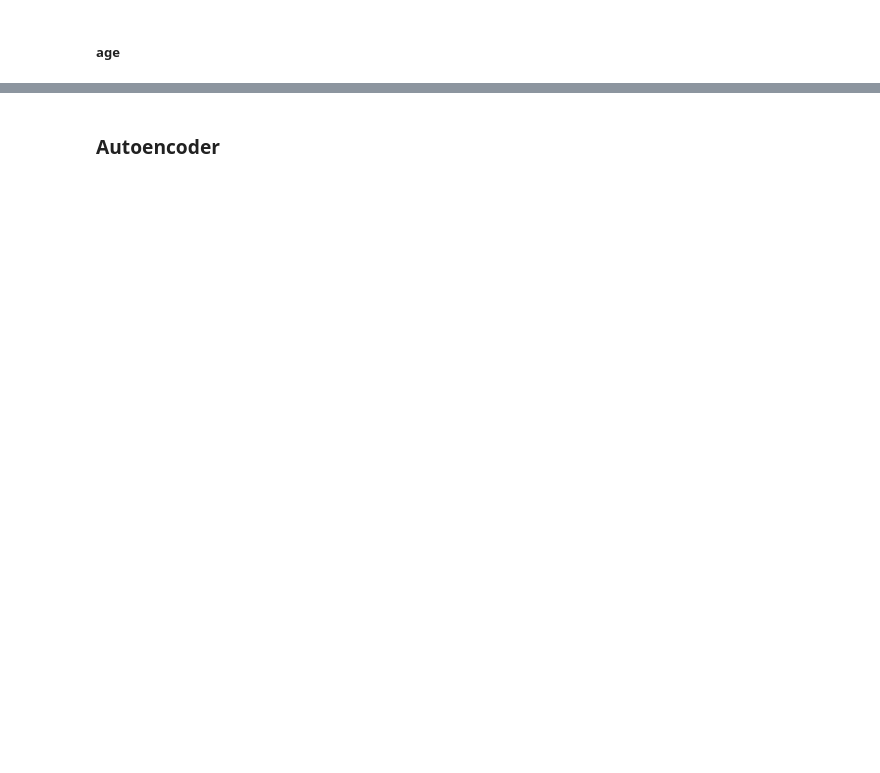
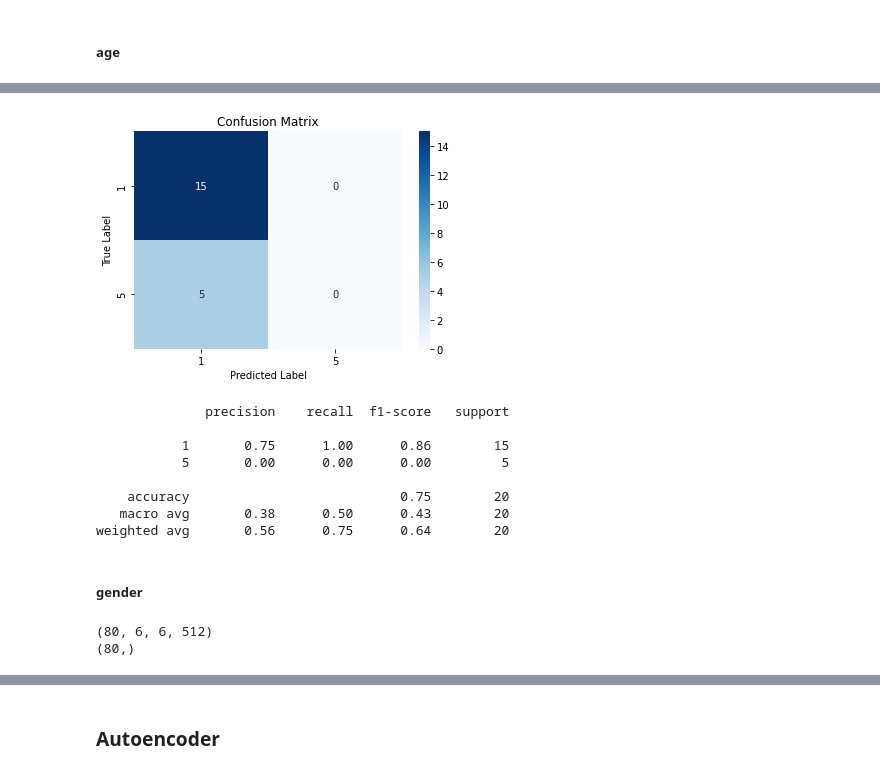
Before and after one commit to ASobreira/Advanced-Machine-Learning, a Jupyter notebook: Project/Project/svm_cnn.ipynb, the cells around one changed output, grey strips where cells are left out. Saved outputs shown, nothing was run; the diff lists cells and outputs as text; code cells hidden in the pictures; blank space fills up the shorter version.

```diff
--- a/Project/Project/svm_cnn.ipynb
+++ b/Project/Project/svm_cnn.ipynb
@@ -985,15 +1204,4 @@ Accuracy: 0.975
 # %%
-X_train, X_test, y_train, y_test = train_test_split(images, age_categories, test_size=0.2, random_state=42)#variar a percentagem split
-
-VGG_model = VGG16(weights='imagenet', include_top=False, input_shape=(200, 200, 3))
-
-for layer in VGG_model.layers:
-	layer.trainable = False
-
-VGG_model.summary()
-
-X_train_stacked = np.stack(X_train)
-
-feature_extractor=VGG_model.predict(X_train_stacked)
-
-features_vgg16 = feature_extractor.reshape(feature_extractor.shape[0], -1)
+X_train, X_test, y_train, y_test = train_test_split(X, age_categories, test_size=0.2, random_state=42)#variar a percentagem split
+#print("Samples in Training:",X_train.shape[0])
+#print("Samples in Testing:",X_test.shape[0])
@@ -1018,6 +1207,0 @@ _________________________________________________________________
-# %%
-clf = SVC()
-clf.fit(features_vgg16, y_train)
-
-accuracy = clf.score(features_vgg16, y_train)
-print("Accuracy:", accuracy)
@@ -1025,0 +1214,2 @@ Accuracy: 0.805
+# %%
+model = CNN((6,6,512), 6, 'softmax')
@@ -1025,0 +1234,9 @@ Accuracy: 0.805
+# %%
+model.compile(loss='categorical_crossentropy',
+            optimizer='adam',
+            metrics=['accuracy'])
+
+history_VGG16_age = model.fit(X_train, y_train,
+        batch_size=8,
+        epochs=2,
+        validation_data=(X_test, y_test),)
@@ -1025,0 +1248,3 @@ Accuracy: 0.805
+# %%
+cnn_metrics(model, X_test, y_train, age_classes)
+# %% [output]
@@ -1025,0 +1253,11 @@ Accuracy: 0.805
+[figure, added]
+              precision    recall  f1-score   support
+
+           1       0.75      1.00      0.86        15
+           5       0.00      0.00      0.00         5
+
+    accuracy                           0.75        20
+   macro avg       0.38      0.50      0.43        20
+weighted avg       0.56      0.75      0.64        20
+# %% [markdown]
+##### gender
@@ -1025,0 +1274,6 @@ Accuracy: 0.805
+# %%
+print(X_train.shape)
+print(y_train.shape)
+# %% [output]
+(80, 6, 6, 512)
+(80,)
```
Also changed, not shown: parts of 92 cells of this notebook.
